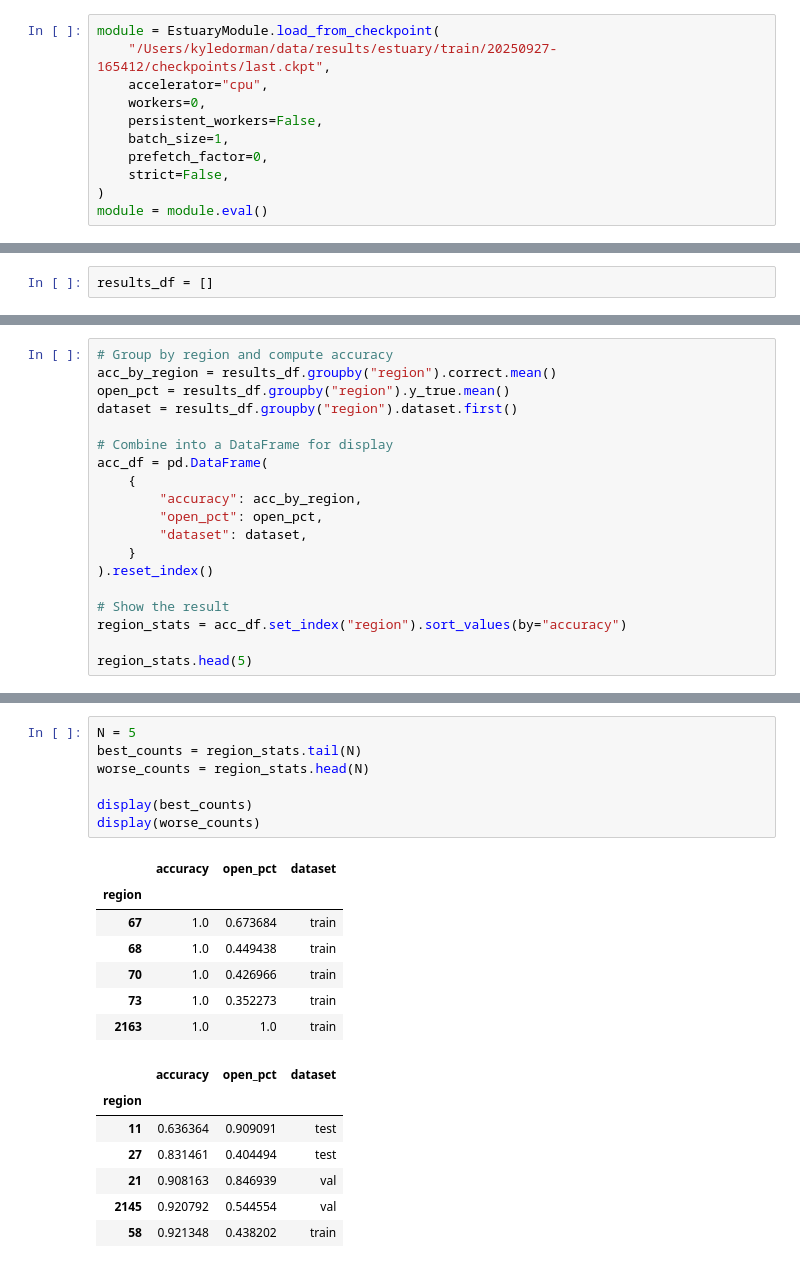
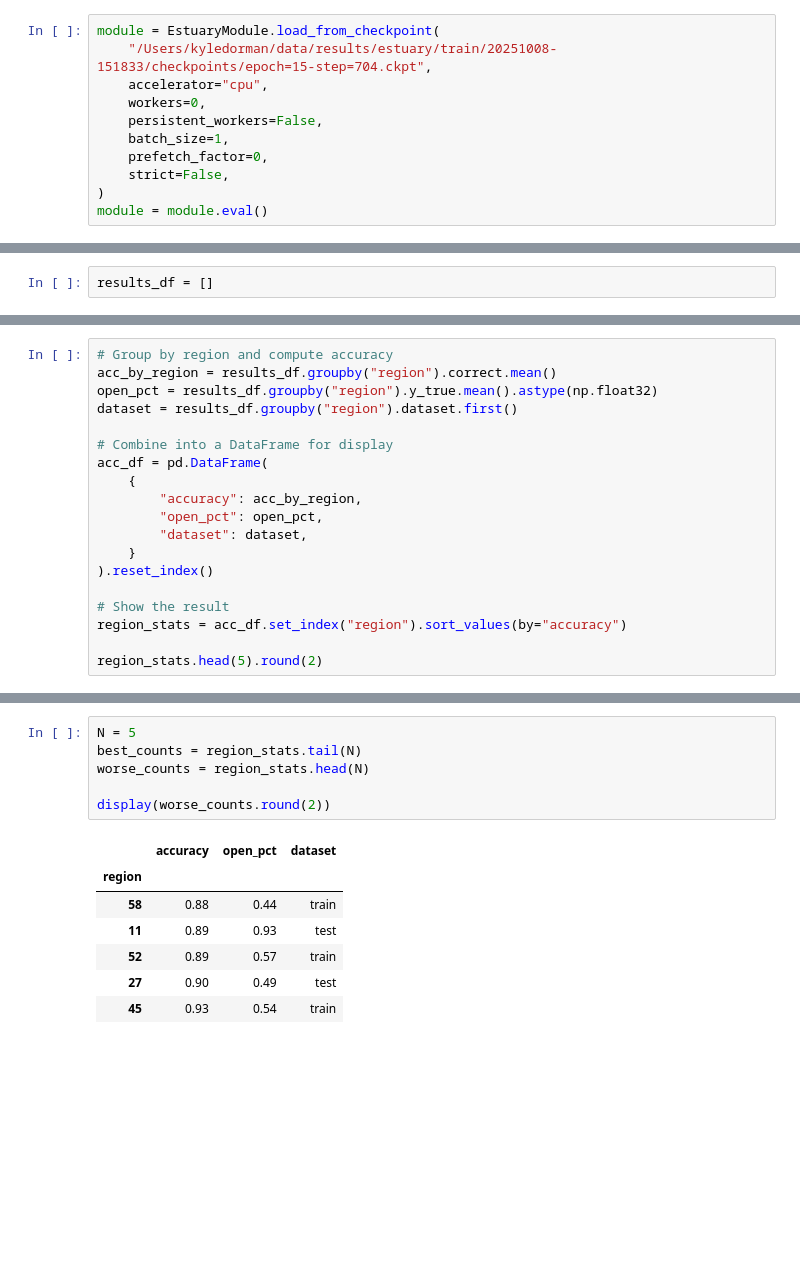
Before and after one commit to kyle-dorman/estuary, a Jupyter notebook: notebooks/predict.ipynb, the cells around one changed output, grey strips where cells are left out. Cells and saved outputs as stored; diff of their text form; blank space fills up the shorter version.

```diff
--- a/notebooks/predict.ipynb
+++ b/notebooks/predict.ipynb
@@ -28,7 +28,7 @@ from estuary.model.module import EstuaryModule
 from estuary.util import broad_band, false_color
 # %%
 module = EstuaryModule.load_from_checkpoint(
-    "/Users/kyledorman/data/results/estuary/train/20250927-165412/checkpoints/last.ckpt",
+    "/Users/kyledorman/data/results/estuary/train/20251008-151833/checkpoints/epoch=15-step=704.ckpt",
     accelerator="cpu",
     workers=0,
     persistent_workers=False,
@@ -226,7 +212,7 @@ array([  16,   21,   56,   51, 2145,   25,   77,   48,   15,   50,   72,
 # %%
 # Group by region and compute accuracy
 acc_by_region = results_df.groupby("region").correct.mean()
-open_pct = results_df.groupby("region").y_true.mean()
+open_pct = results_df.groupby("region").y_true.mean().astype(np.float32)
 dataset = results_df.groupby("region").dataset.first()
 
 # Combine into a DataFrame for display
@@ -241,7 +227,7 @@ acc_df = pd.DataFrame(
 # Show the result
 region_stats = acc_df.set_index("region").sort_values(by="accuracy")
 
-region_stats.head(5)
+region_stats.head(5).round(2)
 # %% [output]
 |  | accuracy | open_pct | dataset |
 | region |  |  |  |
@@ -277,22 +262,14 @@ plt.show()
 # %%
 N = 5
 best_counts = region_stats.tail(N)
 worse_counts = region_stats.head(N)
 
-display(best_counts)
-display(worse_counts)
+display(worse_counts.round(2))
 # %% [output]
 |  | accuracy | open_pct | dataset |
 | region |  |  |  |
-| 67 | 1.0 | 0.673684 | train |
-| 68 | 1.0 | 0.449438 | train |
-| 70 | 1.0 | 0.426966 | train |
-| 73 | 1.0 | 0.352273 | train |
-| 2163 | 1.0 | 1.0 | train |
+| 58 | 0.88 | 0.44 | train |
+| 11 | 0.89 | 0.93 | test |
+| 52 | 0.89 | 0.57 | train |
+| 27 | 0.90 | 0.49 | test |
+| 45 | 0.93 | 0.54 | train |
-|  | accuracy | open_pct | dataset |
-| region |  |  |  |
-| 11 | 0.636364 | 0.909091 | test |
-| 27 | 0.831461 | 0.404494 | test |
-| 21 | 0.908163 | 0.846939 | val |
-| 2145 | 0.920792 | 0.544554 | val |
-| 58 | 0.921348 | 0.438202 | train |
```
Also changed, not shown: parts of 43 cells of this notebook, 27 other files.
